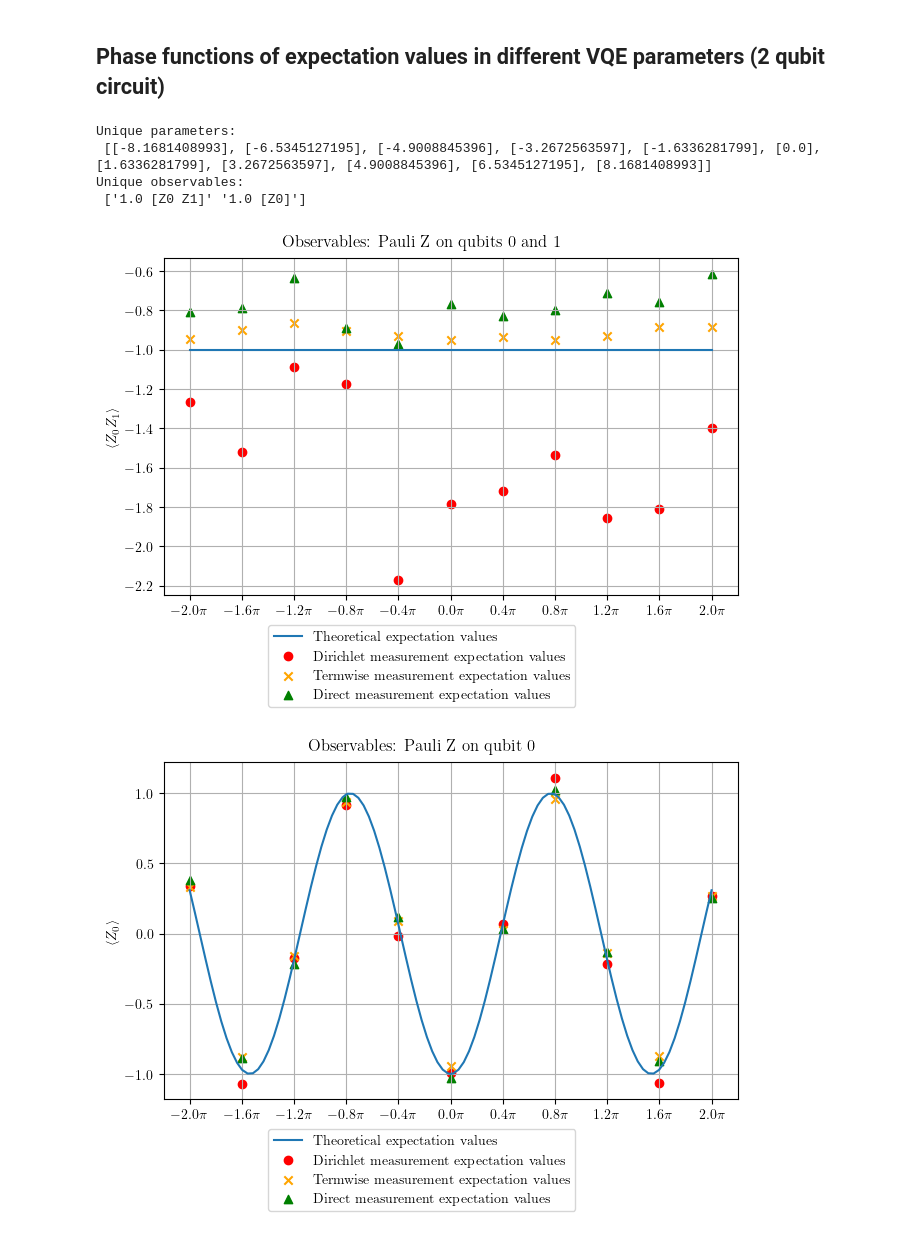
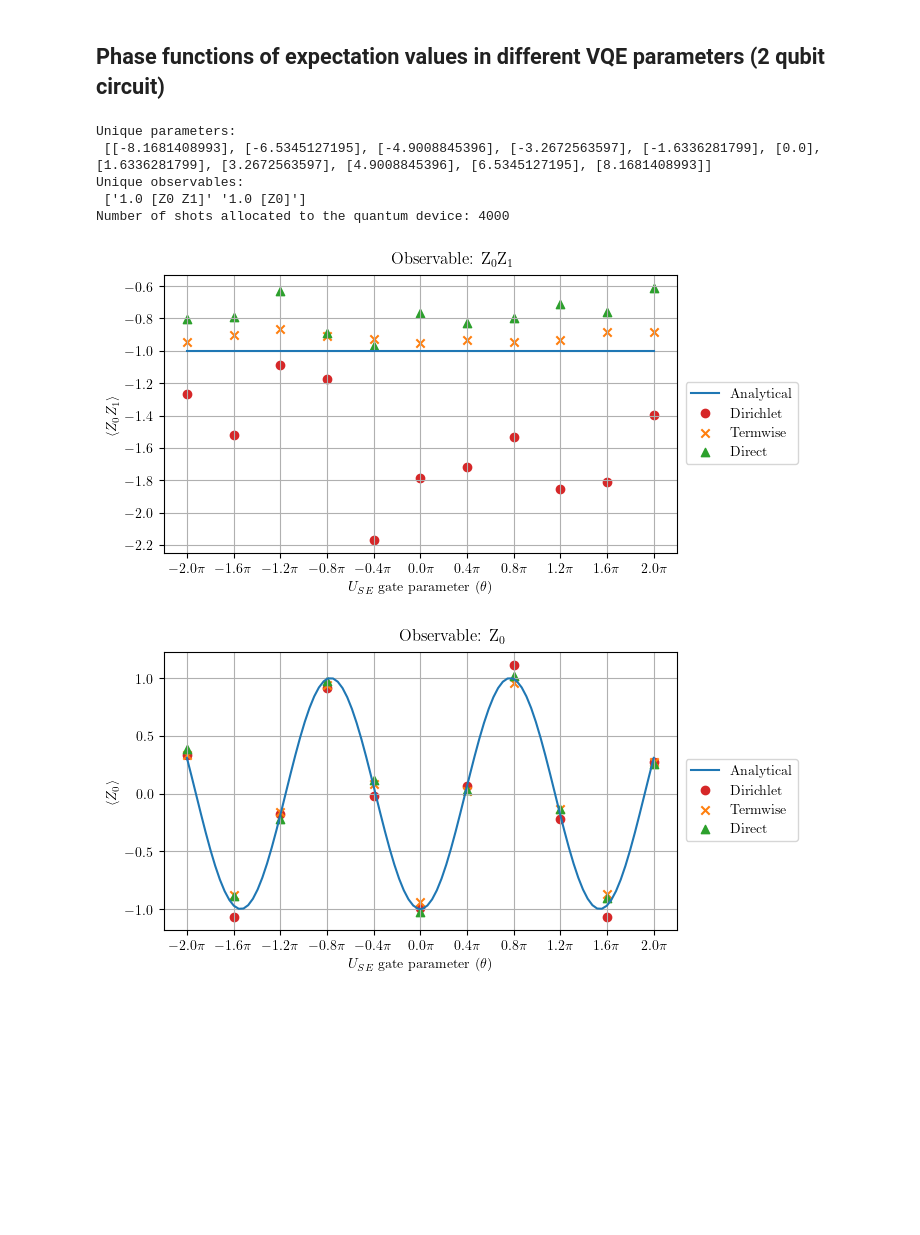
Before and after one commit to fgkritsis/PhD_notebooks, a Jupyter notebook: Mainz_data/mainz_trapped_ion_experiments.ipynb, the cells around one changed output. Cells and saved outputs as stored; diff of their text form; code cells hidden in the pictures; blank space fills up the shorter version.

```diff
--- a/Mainz_data/mainz_trapped_ion_experiments.ipynb
+++ b/Mainz_data/mainz_trapped_ion_experiments.ipynb
@@ -405,8 +357,9 @@ import pandas as pd
 import numpy as np
 import pennylane as qml
 import matplotlib.pyplot as plt
-from scipy.optimize import curve_fit
-#import covvqetools as cov
+
+pd.set_option('display.max_rows', 100)
+pd.set_option('display.max_columns', 100)
 
 plt.rcParams.update({
   "text.usetex": True,
@@ -415,9 +368,8 @@ plt.rcParams.update({
 
 notebook_path = os.path.dirname(os.path.realpath("__file__"))
 
-vpe_data_path_2qb = notebook_path+'/mainz_phase_fn_data/redtrap_many_shots_v25_size2_opt_on/system_size_2'
-
-vpe_data_2qb = pd.read_json(vpe_data_path_2qb+'/all_data.json')
+vpe_data_path_2qb = notebook_path+'/mainz_phase_fn_data/trapped_ion_redtrap_size2/system_size_2'
+vpe_data_2qb = pd.read_json(vpe_data_path_2qb+'/2_qubit_trapped_ion_data.json')
 # %%
 unique_params_2qb=[]
 unique_obs_2qb=vpe_data_2qb.observable.dropna().unique()
@@ -427,11 +379,13 @@ for item in vpe_data_2qb.parameter.dropna().items():
 
 print("Unique parameters: \n", unique_params_2qb)
 print("Unique observables: \n", unique_obs_2qb)
+print(f"Number of shots allocated to the quantum device: {int(vpe_data_2qb.device_shots.dropna().unique()[0])}")
 # %% [output]
 Unique parameters:
  [[-8.1681408993], [-6.5345127195], [-4.9008845396], [-3.2672563597], [-1.6336281799], [0.0], [1.6336281799], [3.2672563597], [4.9008845396], [6.5345127195], [8.1681408993]]
 Unique observables:
  ['1.0 [Z0 Z1]' '1.0 [Z0]']
+Number of shots allocated to the quantum device: 4000
 # %%
 an_space=np.linspace(-2*np.pi, 2*np.pi, num=100)
 dat_space=np.linspace(-2*np.pi, 2*np.pi, num=len(unique_params_2qb))
@@ -457,68 +411,54 @@ def circ(params, obs):
 # %%
 from pathlib import Path
 
-#for expval_meth in vpe_data.expval_method.dropna().unique():
 for obs in vpe_data_2qb.observable.dropna().unique():
     dirichlet_data=vpe_data_2qb[(vpe_data_2qb['expval_method']==vpe_data_2qb.expval_method.dropna().unique()[0]) & (vpe_data_2qb['observable']==obs)]
     direct_data=vpe_data_2qb[(vpe_data_2qb['expval_method']==vpe_data_2qb.expval_method.dropna().unique()[1]) & (vpe_data_2qb['observable']==obs)]
     dirichlet_vpe_expvals=dirichlet_data['cfvpe_expvals'].dropna()
     direct_vpe_expvals=direct_data['cfvpe_expvals'].dropna()
     termwise_expvals=direct_data['termwise_expvals'].dropna() #termwise expectation values are the same for both data sets
-    #expvals_list[str(expval_meth+'_'+obs)]=expvals
     params=direct_data['parameter'].dropna() #the evaluation of the expectation
-    #pars[str(expval_meth+'_'+obs)]=params
     param_sweep_space = np.linspace(-2*np.pi, 2*np.pi, num=len(params))
     an_param_sweep_space = np.linspace(-2*np.pi, 2*np.pi, num=100)
     an_param_sweep_space = sorted([*param_sweep_space, *an_param_sweep_space])
     an_expvals=[circ(x, obs) for x in an_param_sweep_space]
 
-    fig1, ((ax1)) = plt.subplots(1,1,  layout='constrained',sharey=True, sharex=True)
-    ax1.plot(an_param_sweep_space,an_expvals, linestyle='-',label=r'$\textrm{Theoretical expectation values}$')
-    ax1.scatter(param_sweep_space, dirichlet_vpe_expvals, color='red', marker='o', label=r'$\textrm{Dirichlet measurement expectation values}$')
-    #ax1.set_title(r'$\textrm{Control Free EV, ' + str(vpe_data_3qb.expval_method.dropna().unique()[0]) + '}$')
+    fig1, ((ax1)) = plt.subplots(1,1,  figsize=(8,4), layout='constrained',sharey=True, sharex=True)
+    ax1.plot(an_param_sweep_space,an_expvals, linestyle='-',color='tab:blue',label=r'$\textrm{Analytical}$')
+    ax1.scatter(param_sweep_space, dirichlet_vpe_expvals, color='tab:red', marker='o', label=r'$\textrm{Dirichlet}$')
 
-    #ax2.plot(an_param_sweep_space,an_expvals, linestyle='-', )#label='Theoretical expectation values')
-    ax1.scatter(param_sweep_space, termwise_expvals, color='orange', marker='x', label=r'$\textrm{Termwise measurement expectation values}$')# label='Measured expectation values')
-    #ax2.set_title(r'$\textrm{Termwise}$')
-
-    #ax3.plot(an_param_sweep_space,an_expvals, linestyle='-')
-    ax1.scatter(param_sweep_space, direct_vpe_expvals, color='green', marker='^', label=r'$\textrm{Direct measurement expectation values}$')
-    #ax3.set_title(r'$\textrm{Control Free EV, ' + str(vpe_data_3qb.expval_method.dropna().unique()[1]) +'}$')
+    ax1.scatter(param_sweep_space, termwise_expvals, color='tab:orange', marker='x', label=r'$\textrm{Termwise}$')
+    ax1.scatter(param_sweep_space, direct_vpe_expvals, color='tab:green', marker='^', label=r'$\textrm{Direct}$')
 
 
 
     ax1.grid(True)
-    # ax2.grid(True)
-    # ax3.grid(True)
-    #ax4.grid(True)
-    #ax2.legend()
 
-    fig1.legend(loc='outside lower center')
+    fig1.legend(loc='outside right')
     if obs=='1.0 [Z0]':
-        fig1.suptitle(r'$\textrm{Observables: Pauli Z on qubit 0}$')
+        fig1.suptitle(r'$\textrm{Observable: Z}_0$')
         ax1.set_ylabel(r'$\langle Z_0 \rangle $')
-        #ax3.set_ylabel(r'$\langle Z_0 \rangle $')
+
     else:
-        fig1.suptitle(r'$\textrm{Observables: Pauli Z on qubits 0 and 1}$')
+        fig1.suptitle(r'$\textrm{Observable: Z}_0\textrm{Z}_1$')
         ax1.set_ylabel(r'$\langle Z_0 Z_1 \rangle $')
-        #ax3.set_ylabel(r'$\langle Z_0 Z_1 \rangle $')
+
     #custom ticks
     pi_formatter = lambda x: r"${}\pi$".format(np.round(x / np.pi,1))
     tick_labels = [pi_formatter(x) for x in param_sweep_space]
     ax1.set_xticks(param_sweep_space, tick_labels)
-    # ax2.set_xticks(param_sweep_space, tick_labels)
-    # ax3.set_xticks(param_sweep_space, tick_labels)
-    #ax4.set_xticks(param_sweep_space, tick_labels)
+    ax1.set_xlabel(r'$U_{SE}\textrm{ gate parameter }(\theta)$')
 
-    figures_filename= notebook_path+'/experiment_expvals_2x1_2qubits/'+'/obs_'+str(obs)+'.pdf'
+    figures_filename= notebook_path+'/2_qubit_experiments/'+'expvals_2qb_obs_'+str(obs)+'.pdf'
     Path(figures_filename).parent.mkdir(parents=True, exist_ok=True)
-    #fig1.set_figwidth(9)
-    plt.savefig(figures_filename)
+    fig1.set_figwidth(7)
+    fig1.set_figheight(3.5)
+    plt.savefig(figures_filename, bbox_inches='tight')
     plt.show()
     #plt.clf()
 # %% [output]
-[figure, old version]
+[figure, new version]
-[figure, old version]
+[figure, new version]
 # %%
 dirichlet_fidelities={}
 direct_fidelities={}
```
Also changed, not shown: parts of 20 cells of this notebook, 14 other files.
